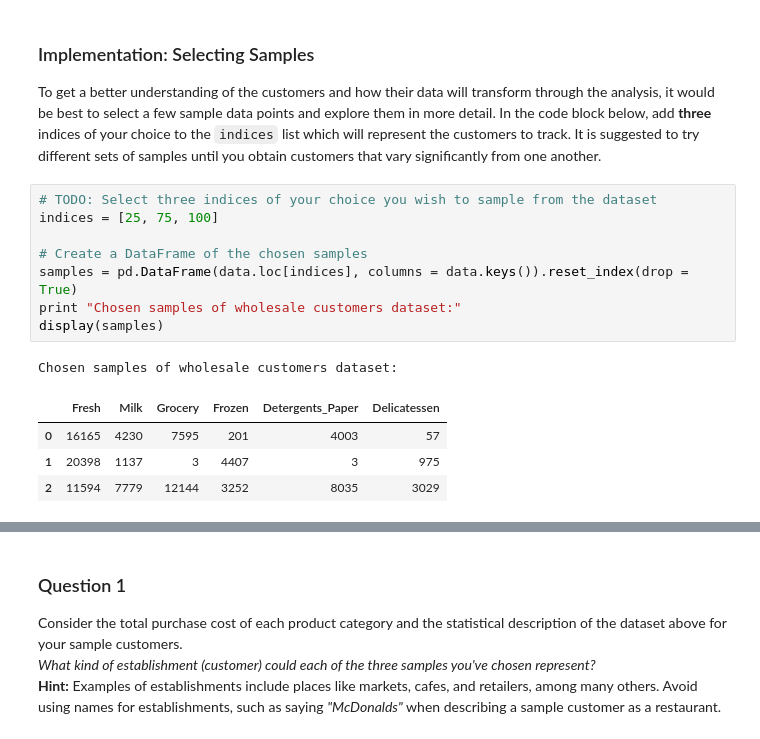
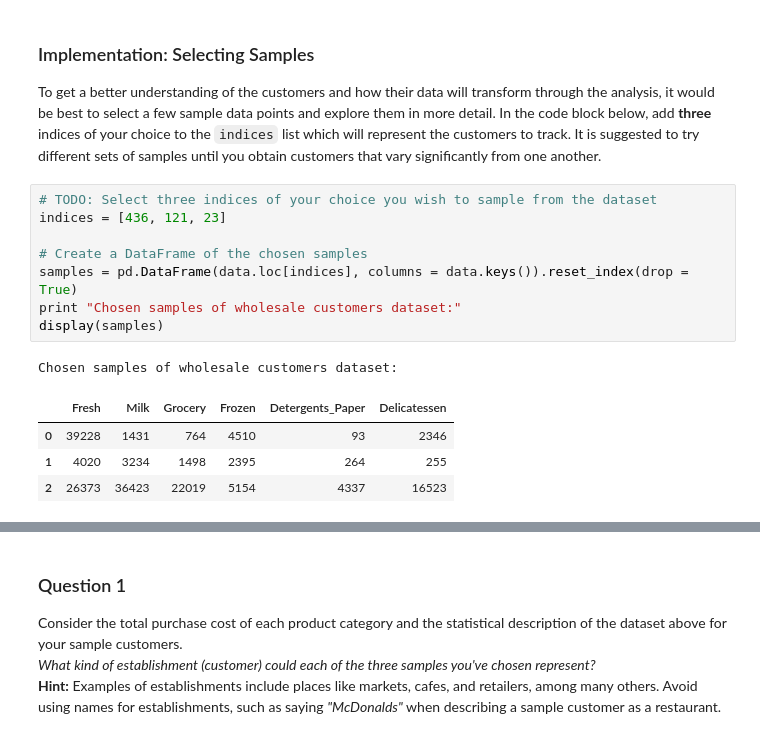
Before and after one commit to michaelbasca/customer_segments, a Jupyter notebook: customer_segments.ipynb, the cells around one changed output, grey strips where cells are left out. Drawn from its saved outputs; the diff is of its cells as text.

```diff
--- a/customer_segments.ipynb
+++ b/customer_segments.ipynb
@@ -60,15 +60,15 @@ display(data.describe())
 To get a better understanding of the customers and how their data will transform through the analysis, it would be best to select a few sample data points and explore them in more detail. In the code block below, add **three** indices of your choice to the `indices` list which will represent the customers to track. It is suggested to try different sets of samples until you obtain customers that vary significantly from one another.
 # %%
 # TODO: Select three indices of your choice you wish to sample from the dataset
-indices = [25, 75, 100]
+indices = [436, 121, 23]
 
 # Create a DataFrame of the chosen samples
 samples = pd.DataFrame(data.loc[indices], columns = data.keys()).reset_index(drop = True)
 print "Chosen samples of wholesale customers dataset:"
 display(samples)
 # %% [output]
 Chosen samples of wholesale customers dataset:
 |  | Fresh | Milk | Grocery | Frozen | Detergents_Paper | Delicatessen |
-| 0 | 16165 | 4230 | 7595 | 201 | 4003 | 57 |
-| 1 | 20398 | 1137 | 3 | 4407 | 3 | 975 |
-| 2 | 11594 | 7779 | 12144 | 3252 | 8035 | 3029 |
+| 0 | 39228 | 1431 | 764 | 4510 | 93 | 2346 |
+| 1 | 4020 | 3234 | 1498 | 2395 | 264 | 255 |
+| 2 | 26373 | 36423 | 22019 | 5154 | 4337 | 16523 |
```
Also changed, not shown: parts of 22 cells of this notebook, 1 other file.
